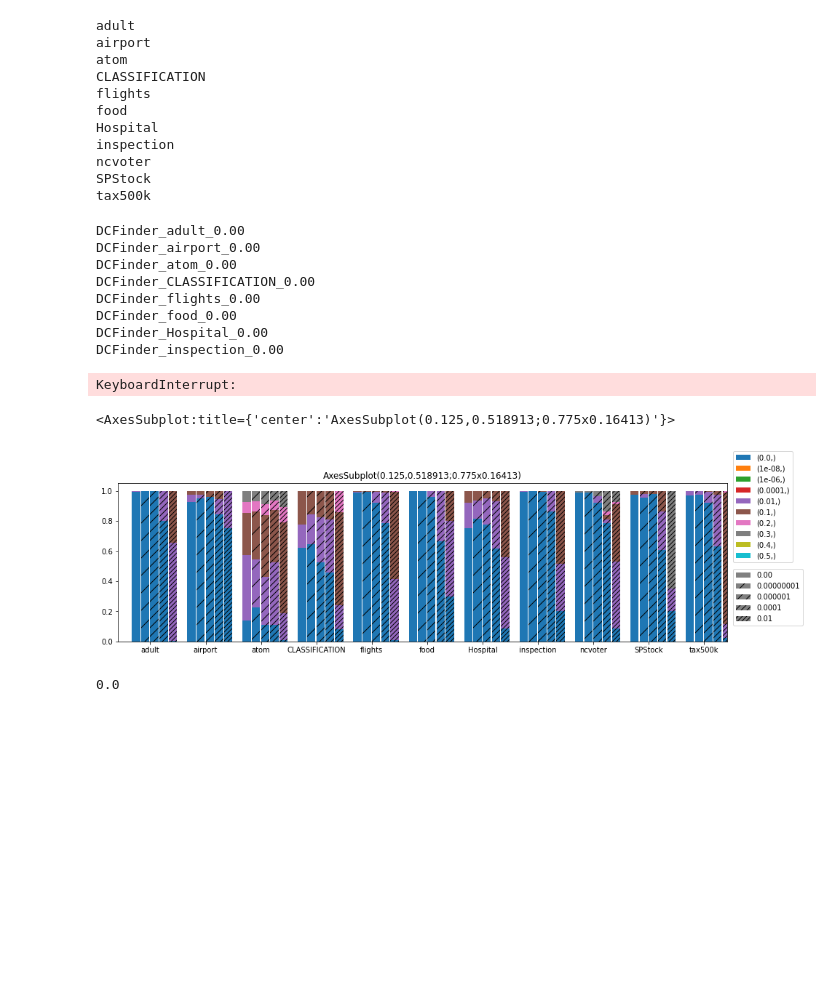
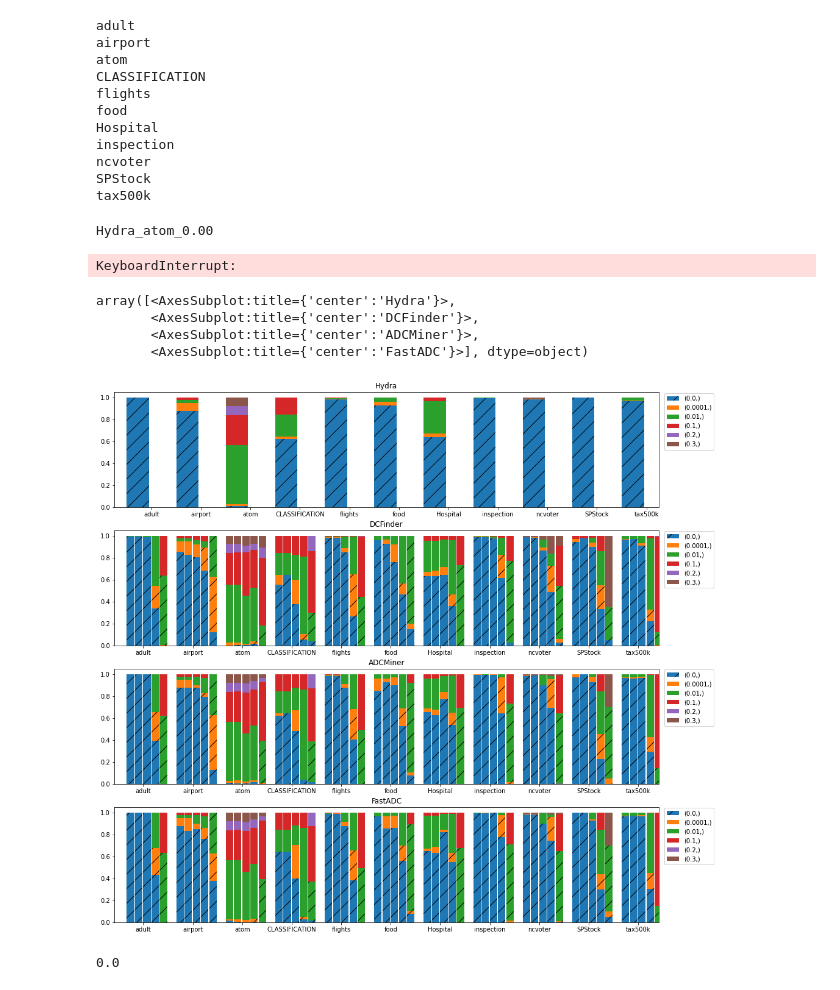
Before and after one commit to NoSocAlgroc/DCValidity, a Jupyter notebook: results.ipynb, the cells around one changed output. Drawn from its saved outputs; the diff is of its cells as text; code cells hidden in the pictures; blank space fills up the shorter version.

Commit message:
Image

```diff
--- a/results.ipynb
+++ b/results.ipynb
@@ -303,7 +303,7 @@ import matplotlib.cm as cm
 import numpy as np
 import matplotlib.pyplot as plt
 
-def plot_clustered_stacked(dfall, labels=None, axe,title="multiple stacked bar plot",  H="/", **kwargs):
+def plot_clustered_stacked(dfall, axe,title,aproxs,sups,labels=None,  H="/", **kwargs):
     """Given a list of dataframes, with identical columns and index, create a clustered stacked bar plot.
 labels is a list of the names of the dataframe, used for the legend
 title is a string for the title of the plot
@@ -324,11 +324,11 @@ H is the hatch used for identification of the different dataframe"""
                       **kwargs)  # make bar plots
 
     h,l = axe.get_legend_handles_labels() # get the handles we want to modify
-    for i in range(0, n_df * n_col, n_col): # len(h) = n_col * n_df
+    for ii,i in enumerate(range(0, n_df * n_col, n_col)): # len(h) = n_col * n_df
         for j, pa in enumerate(h[i:i+n_col]):
             for rect in pa.patches: # for each index
                 rect.set_x(rect.get_x() + 1 / float(n_df + 1) * i / float(n_col))
-                rect.set_hatch(H * int(i / n_col)) #edited part
+                rect.set_hatch(H if  sups[j]<=float(aproxs[ii]) else "") #edited part
                 rect.set_width(0.9 / float(n_df + 1))
 
     axe.set_xticks((np.arange(0, 2 * n_ind, 2) + 1 / float(n_df + 1)) / 2.)
@@ -385,10 +380,10 @@ SPStock
 tax500k
 # %%
 results={}
-for algorithm in algorithms:
+for algorithm in algorithms[:1]:
     aproxs=["0.00","0.00000001","0.000001","0.0001","0.01"] if algorithm!='Hydra' else ["0.00"]
     for aprox in aproxs:
-        for dataset in datasets:
+        for dataset in ["atom"]:
             print("{}_{}_{}".format(algorithm,dataset,aprox))
 
             dcs=DenialConstraintSet("results/{}_{}_{}".format(algorithm,dataset,aprox),dataset,algorithm)
@@ -402,42 +397,44 @@ for algorithm in algorithms:
                 res.append(sup)
             results[(algorithm,dataset,aprox)]=res
 # %% [output]
-DCFinder_adult_0.00
-DCFinder_airport_0.00
-DCFinder_atom_0.00
-DCFinder_CLASSIFICATION_0.00
-DCFinder_flights_0.00
-DCFinder_food_0.00
-DCFinder_Hospital_0.00
-DCFinder_inspection_0.00
+Hydra_atom_0.00
 KeyboardInterrupt:
+# %%
+import json
+with open("results/DCSups.json") as f:
+    results=json.load(f)
 # %%
-for algorithm in algorithms[1:2]:
+algDf={}
+for algorithm in algorithms:
     dfs=[]
     aproxs=["0.00","0.00000001","0.000001","0.0001","0.01"] if algorithm!='Hydra' else ["0.00"]
-    sups=np.array([0,1e-8,1e-6,1e-4,1e-2,0.1,0.2,0.3,0.4,0.5])
+    sups=np.array([0,1e-4,1e-2,0.1,0.2,0.3])
     for aprox in aproxs:
         df={}
         for dataset in datasets:
-            res=results[(algorithm,dataset,aprox)]
+            res=results["_".join([algorithm,dataset,aprox])]
 
 
             counts=np.zeros_like(sups)
-            for dc in dcs.DCs:
-                sup=dc.coverage(dcs,t0s,t1s)
+            for sup in res:
+                sup=sup/0.9999
                 counts+=1-sup<=sups
-            counts[1:]=counts[1:]-res[:-1]
+            counts[1:]=counts[1:]-counts[:-1]
 
             df[dataset]=counts/counts.sum()
         dfs.append(pd.DataFrame(df,index=[sups]).transpose())
+    algDf[algorithm]=dfs
 # %%
 fig,ax=plt.subplots(4,1)
-for i in range(1,2):
-    ax=plot_clustered_stacked(dfs,aproxs,ax[i],figsize=(15,4))
+for i,algorithm in enumerate(algorithms):
+    plot_clustered_stacked(algDf[algorithm],ax[i],algorithms[i],aproxs,sups,figsize=(16,16))
 ax
 # %% [output]
-<AxesSubplot:title={'center':'AxesSubplot(0.125,0.518913;0.775x0.16413)'}>
+array([<AxesSubplot:title={'center':'Hydra'}>,
+       <AxesSubplot:title={'center':'DCFinder'}>,
+       <AxesSubplot:title={'center':'ADCMiner'}>,
+       <AxesSubplot:title={'center':'FastADC'}>], dtype=object)
-[figure, old version]
+[figure, new version]
 # %%
 float("0.00")
 # %% [output]
```
Also changed, not shown: parts of 6 cells of this notebook.
